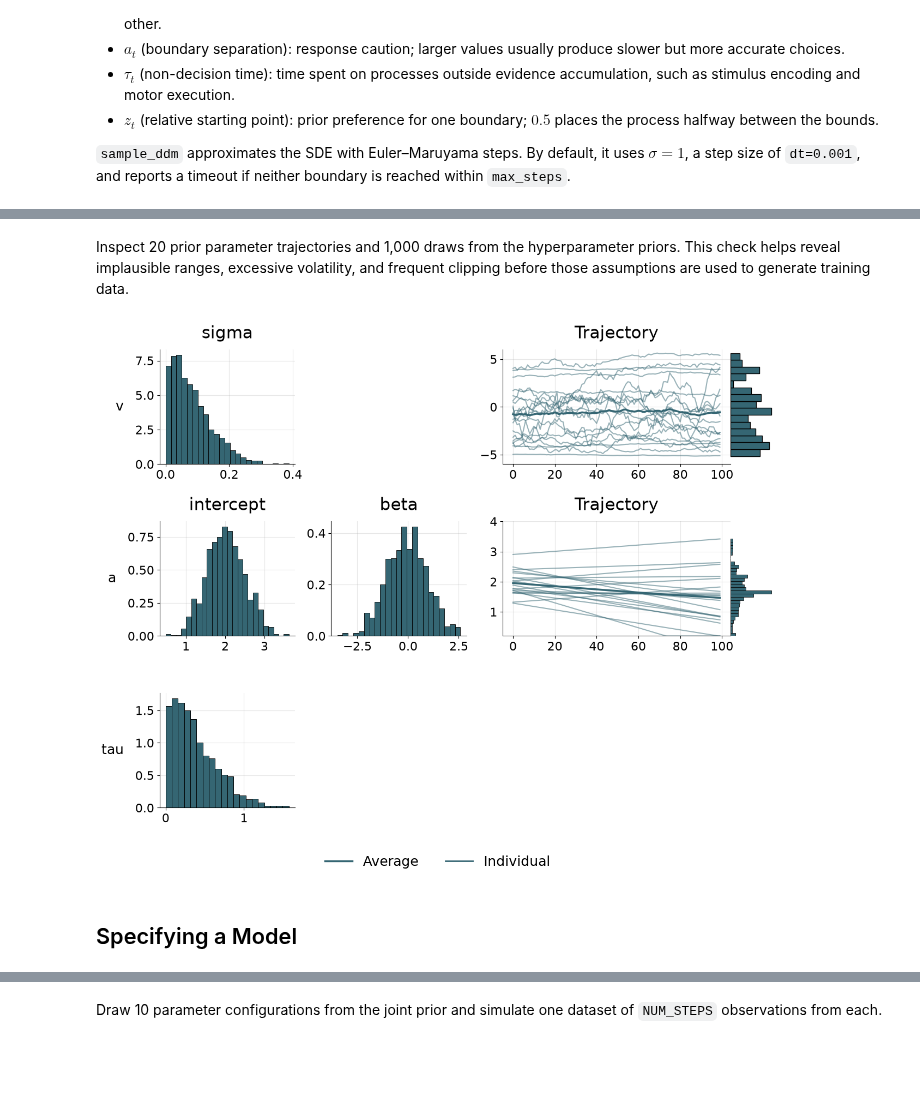
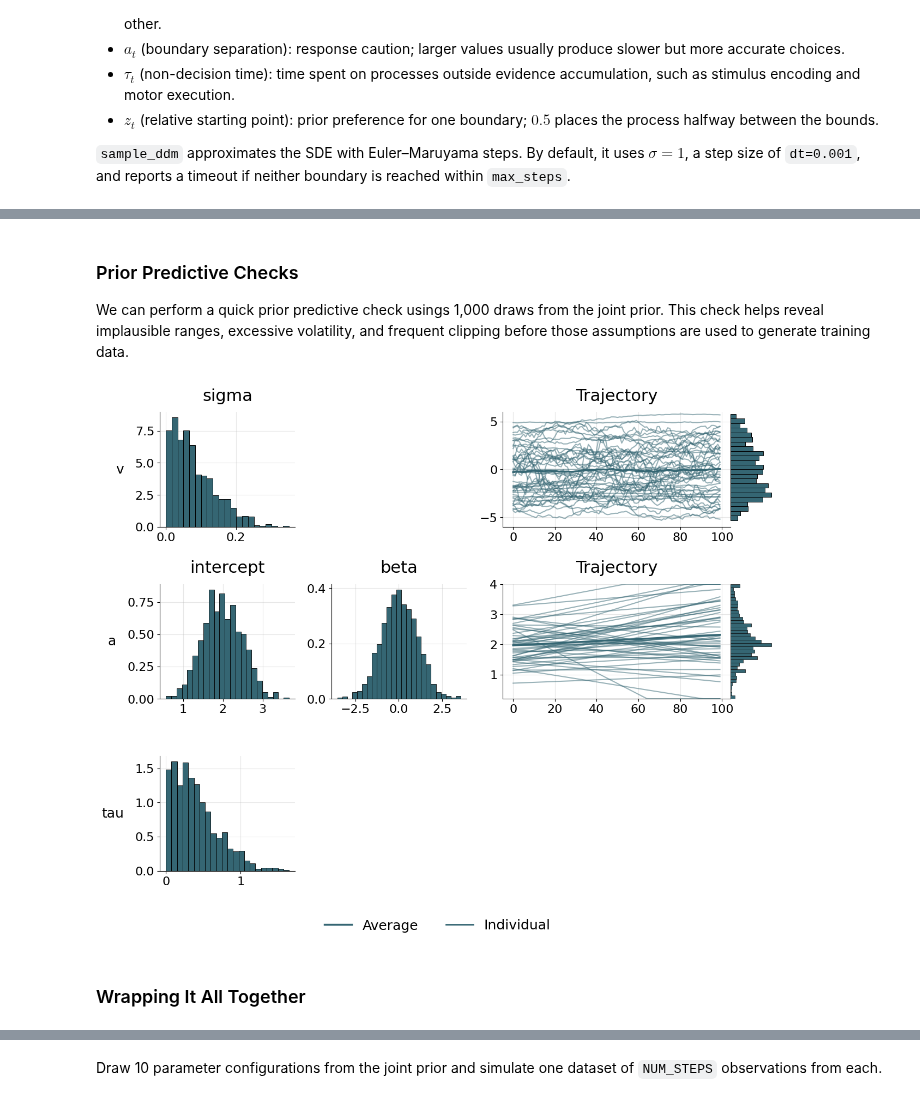
Before and after one commit to LuSchumacher/superstats, a Jupyter notebook: examples/minimal_workflow_demo.ipynb, the cells around one changed output, grey strips where cells are left out. Saved outputs shown, nothing was run; the diff lists cells and outputs as text; code cells hidden in the pictures; blank space fills up the shorter version.

```diff
--- a/examples/minimal_workflow_demo.ipynb
+++ b/examples/minimal_workflow_demo.ipynb
@@ -91,15 +83,17 @@ joint_prior = sup.JointPrior(
     bias=0.5
 )
 # %% [markdown]
-Inspect 20 prior parameter trajectories and 1,000 draws from the hyperparameter priors. This check helps reveal implausible ranges, excessive volatility, and frequent clipping before those assumptions are used to generate training data.
+### Prior Predictive Checks
+
+We can perform a quick prior predictive check usings 1,000 draws from the joint prior. This check helps reveal implausible ranges, excessive volatility, and frequent clipping before those assumptions are used to generate training data.
 # %%
 fig = joint_prior.plot_joint_prior(
     num_steps=NUM_STEPS,
-    num_trajectories=20,
+    num_trajectories=50,
     num_draws=1000
 )
 # %% [output]
-[figure, old version]
+[figure, new version]
 # %% [markdown]
-## Specifying a Model
+### Wrapping It All Together
 # %% [markdown]
```
Also changed, not shown: parts of 39 cells of this notebook.
